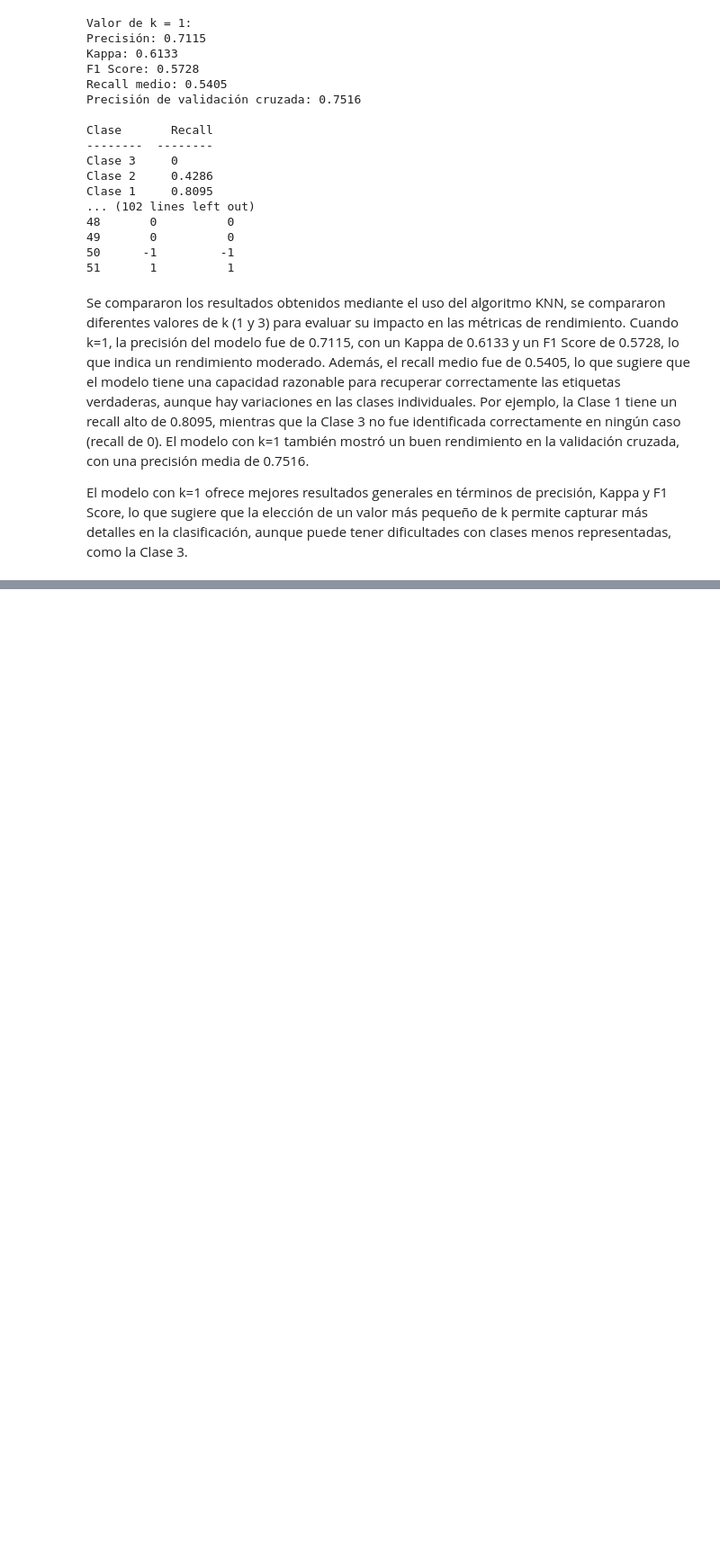
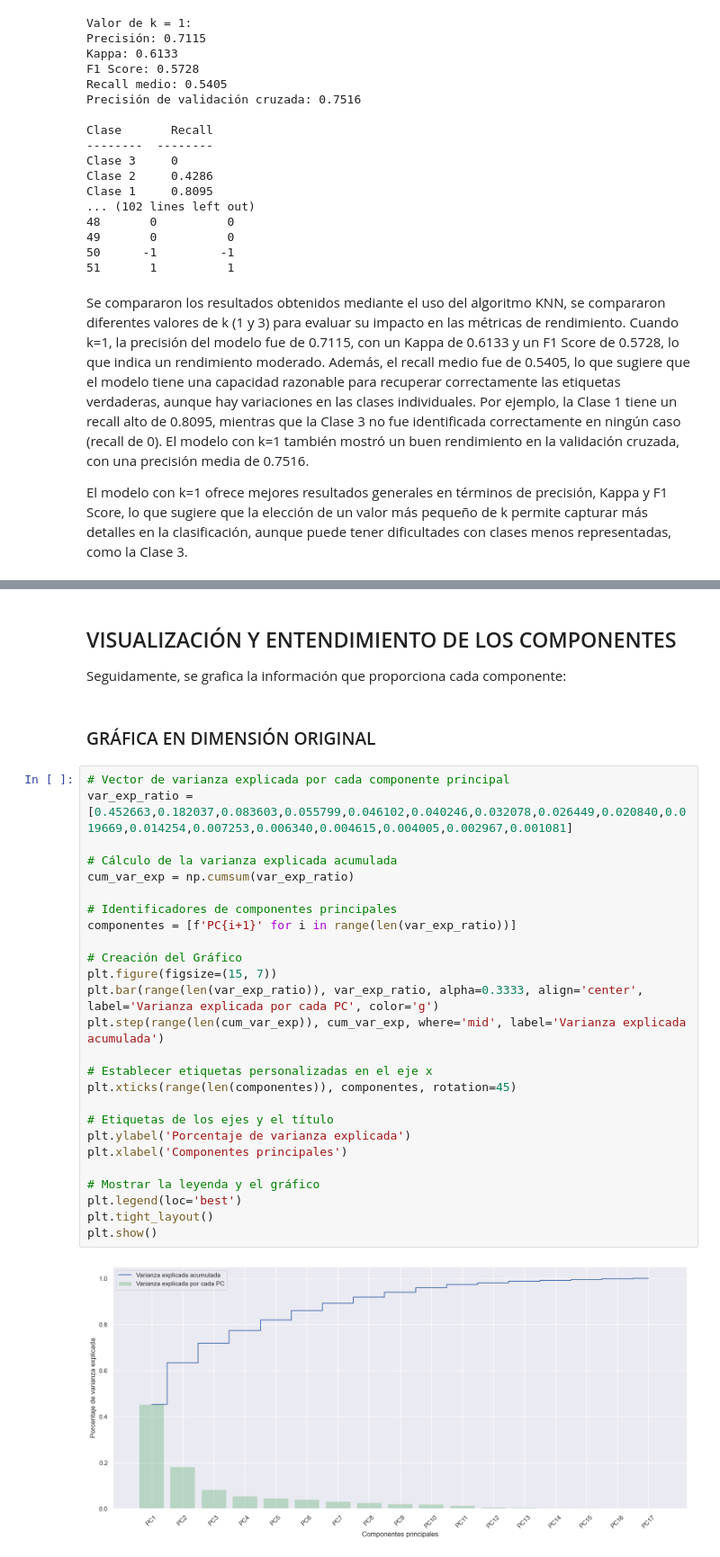
Before and after one commit to alejandro945/insurance-risk, a Jupyter notebook: src/main.ipynb, the cells around one changed output, grey strips where cells are left out. Shown at 90% size. Cells and saved outputs as stored; diff of their text form; blank space fills up the shorter version.

```diff
--- a/src/main.ipynb
+++ b/src/main.ipynb
@@ -1317,0 +1501,34 @@ El modelo con k=1 ofrece mejores resultados generales en términos de precisión
+# %% [markdown]
+## VISUALIZACIÓN Y ENTENDIMIENTO DE LOS COMPONENTES
+
+Seguidamente, se grafica la información que proporciona cada componente:
+# %% [markdown]
+### GRÁFICA EN DIMENSIÓN ORIGINAL
+# %%
+# Vector de varianza explicada por cada componente principal
+var_exp_ratio = [0.452663,0.182037,0.083603,0.055799,0.046102,0.040246,0.032078,0.026449,0.020840,0.019669,0.014254,0.007253,0.006340,0.004615,0.004005,0.002967,0.001081]
+
+# Cálculo de la varianza explicada acumulada
+cum_var_exp = np.cumsum(var_exp_ratio)
+
+# Identificadores de componentes principales
+componentes = [f'PC{i+1}' for i in range(len(var_exp_ratio))]
+
+# Creación del Gráfico
+plt.figure(figsize=(15, 7))
+plt.bar(range(len(var_exp_ratio)), var_exp_ratio, alpha=0.3333, align='center', label='Varianza explicada por cada PC', color='g')
+plt.step(range(len(cum_var_exp)), cum_var_exp, where='mid', label='Varianza explicada acumulada')
+
+# Establecer etiquetas personalizadas en el eje x
+plt.xticks(range(len(componentes)), componentes, rotation=45)
+
+# Etiquetas de los ejes y el título
+plt.ylabel('Porcentaje de varianza explicada')
+plt.xlabel('Componentes principales')
+
+# Mostrar la leyenda y el gráfico
+plt.legend(loc='best')
+plt.tight_layout()
+plt.show()
+# %% [output]
+[figure, added]
```
Also changed, not shown: parts of 23 cells of this notebook.
